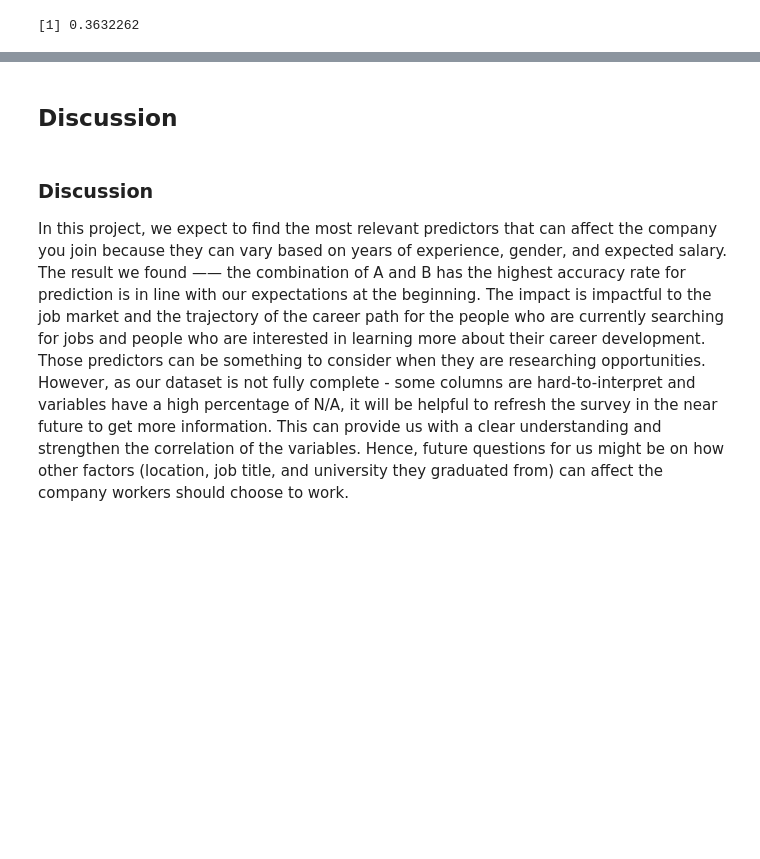
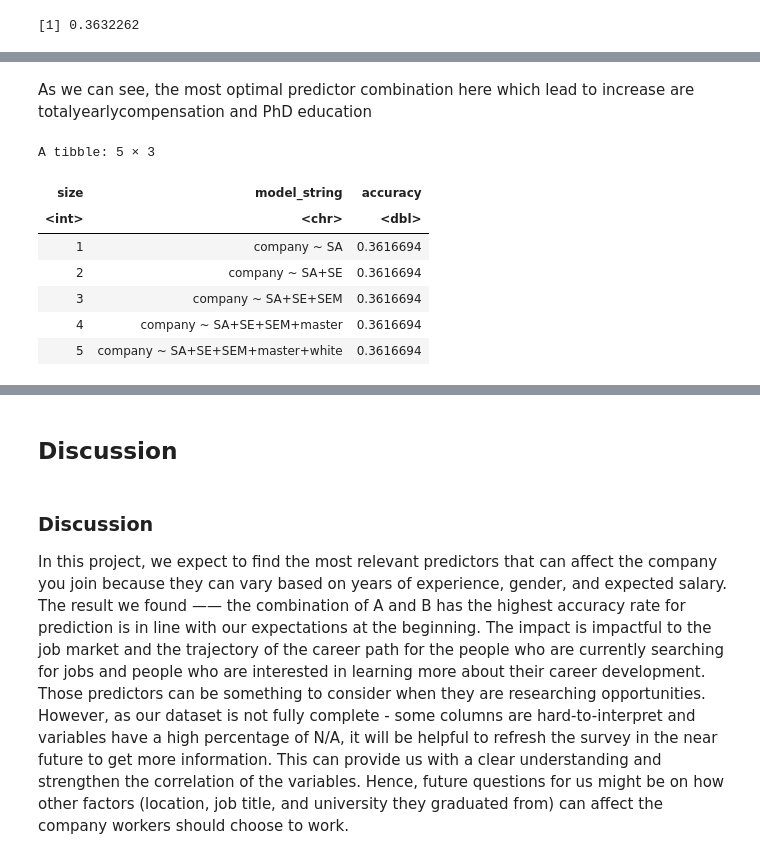
Before and after one commit to EdrickBelmiro/CareerPredictorDSCI100, a Jupyter notebook: Report Group19.ipynb, the cells around one changed output, grey strips where cells are left out. Cells and saved outputs as stored; diff of their text form; code cells hidden in the pictures; blank space fills up the shorter version.

```diff
--- a/Report Group19.ipynb
+++ b/Report Group19.ipynb
@@ -636,0 +745,75 @@ Notice that these factors are the weaknesses of the *k*-nn classification, since
+# %% [markdown]
+As we can see, the most optimal predictor combination here which lead to increase are totalyearlycompensation and PhD education
+# %%
+salary_train_simple <- salary_train |> select(company, SA, SE, SEM, master, white)
+
+# create an empty tibble to store the results
+accuracies <- tibble(size = integer(),
+                     model_string = character(),
+                     accuracy = numeric())
+
+# extracting column name from all but classes
+names <- colnames(salary_train_simple |> select(-company))
+
+# create a model specification
+# we have created salary_spec for this above
+
+# create a 5-fold cross-validation object
+# we have created salary_vfold
+simple_vfold <- vfold_cv(salary_train_simple, v = 3, strata = company)
+
+# store the total number of predictors
+n_total <- length(names)
+
+# stores selected predictors
+selected <- c()
+
+# for every size from 1 to the total number of predictors
+for (i in 1:n_total) {
+    # for every predictor still not added yet
+    accs <- list()
+    models <- list()
+    for (j in 1:length(names)) {
+        # create a model string for this combination of predictors
+        preds_new <- c(selected, names[[j]])
+        model_string <- paste("company", "~", paste(preds_new, collapse="+"))
+
+        # create a recipe from the model string
+        salary_running_recipe <- recipe(as.formula(model_string),
+                                data = salary_train_simple) |>
+                          step_scale(all_predictors()) |>
+                          step_center(all_predictors())
+
+        # tune the KNN classifier with these predictors,
+        # and collect the accuracy for the best K
+        acc <- workflow() |>
+          add_recipe(salary_running_recipe) |>
+          add_model(knn_tune) |>
+          tune_grid(resamples = simple_vfold, grid = tibble(neighbors = c(35))) |>
+          collect_metrics() |>
+          filter(.metric == "accuracy") |>
+          summarize(mx = max(mean))
+        acc <- acc$mx |> unlist()
+
+        # add this result to the dataframe
+        accs[[j]] <- acc
+        models[[j]] <- model_string
+    }
+    jstar <- which.max(unlist(accs))
+    accuracies <- accuracies |>
+      add_row(size = i,
+              model_string = models[[jstar]],
+              accuracy = accs[[jstar]])
+    selected <- c(selected, names[[jstar]])
+    names <- names[-jstar]
+}
+accuracies
+# %% [output]
+A tibble: 5 × 3
+| size | model_string | accuracy |
+| <int> | <chr> | <dbl> |
+| 1 | company ~ SA | 0.3616694 |
+| 2 | company ~ SA+SE | 0.3616694 |
+| 3 | company ~ SA+SE+SEM | 0.3616694 |
+| 4 | company ~ SA+SE+SEM+master | 0.3616694 |
+| 5 | company ~ SA+SE+SEM+master+white | 0.3616694 |
```
Also changed, not shown: parts of 31 cells of this notebook.
